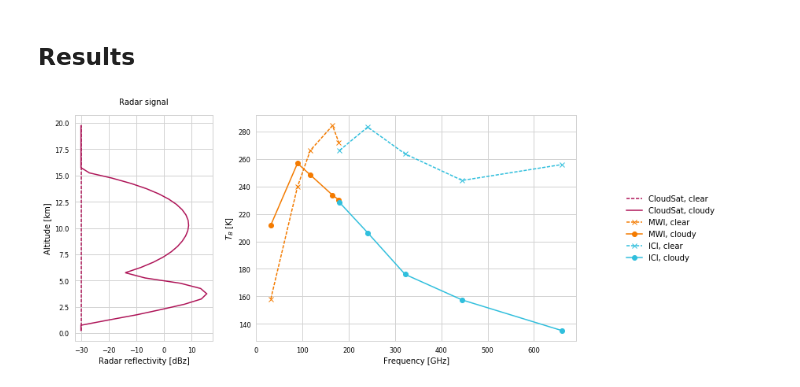
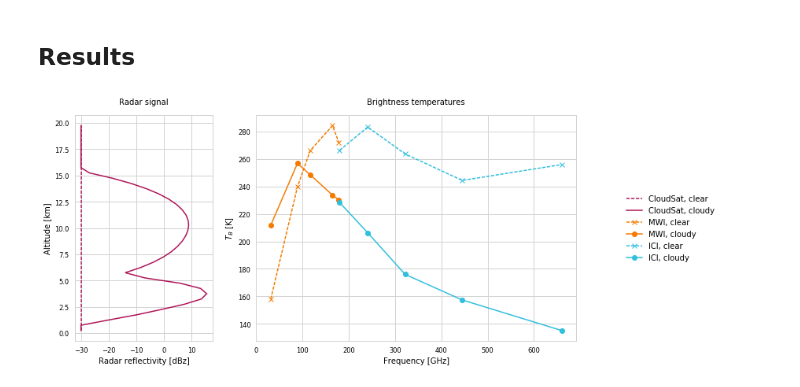
Before and after one commit to simonpf/artssat, a Jupyter notebook: examples/notebooks/clouds.ipynb, the cells around one changed output. Drawn from its saved outputs; the diff is of its cells as text; code cells hidden in the pictures.

```diff
--- a/examples/notebooks/clouds.ipynb
+++ b/examples/notebooks/clouds.ipynb
@@ -500,31 +547,32 @@ ax.set_title("Radar signal")
 
 #
 # Passive
 #
 
 ax = plt.subplot(gs[0, 1:3])
 
 handles += ax.plot(f_mwi / 1e9, y_mwi_clear, c = "C1", marker = "x", ls = "--")
 labels  += ["MWI, clear"]
 handles += ax.plot(f_mwi / 1e9, y_mwi_cloud, c = "C1", marker = "o")
 labels  += ["MWI, cloudy"]
 handles += ax.plot(f_ici / 1e9, y_ici_clear, c = "C2", marker = "x", ls = "--")
 labels  += ["ICI, clear"]
 handles += ax.plot(f_ici / 1e9, y_ici_cloud, c = "C2", marker = "o")
 labels  += ["ICI, cloudy"]
 
 ax.set_xlabel("Frequency [GHz]")
 ax.set_ylabel("$T_B$ [K]")
+ax.set_title("Brightness temperatures")
 
 #
 # Legend
 #
 
 ax = plt.subplot(gs[0, -1])
 
 ax.legend(handles = handles, labels = labels, loc = "center left")
 ax.set_axis_off()
 
 plt.tight_layout()
 # %% [output]
-[figure, old version]
+[figure, new version]
```
Also changed, not shown: parts of 27 cells of this notebook, 1 other file.
